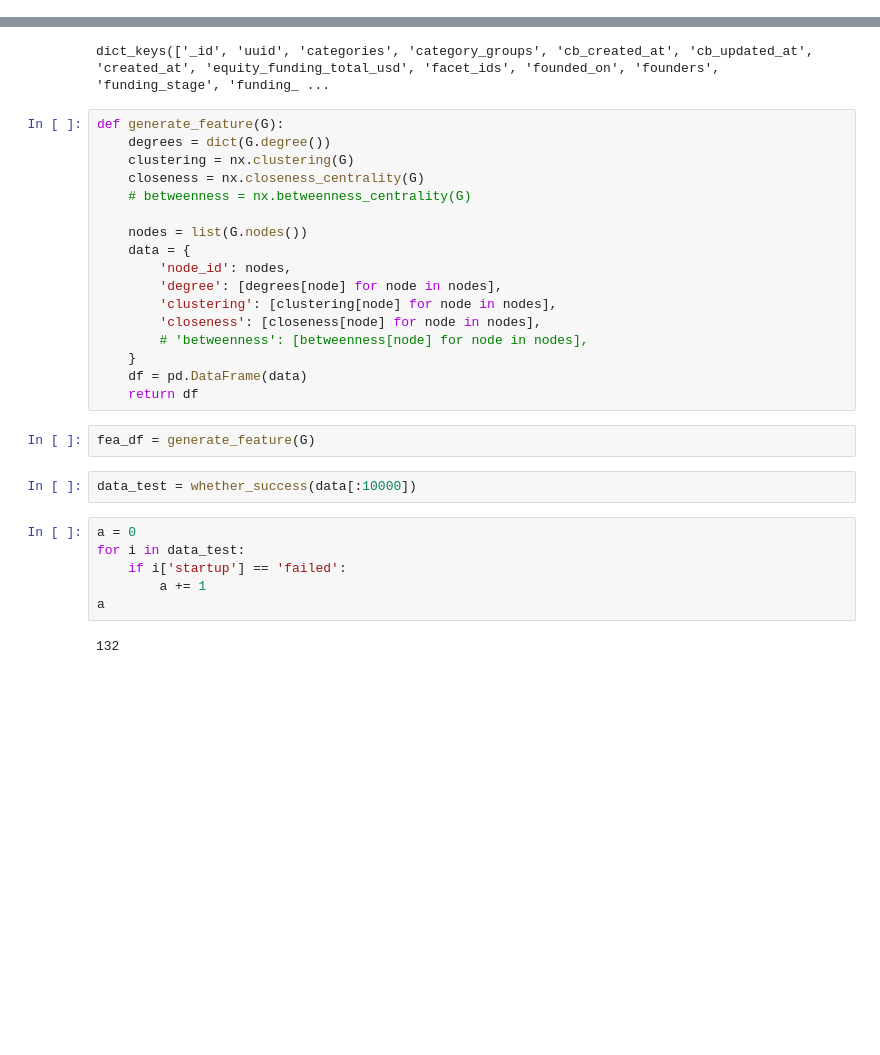
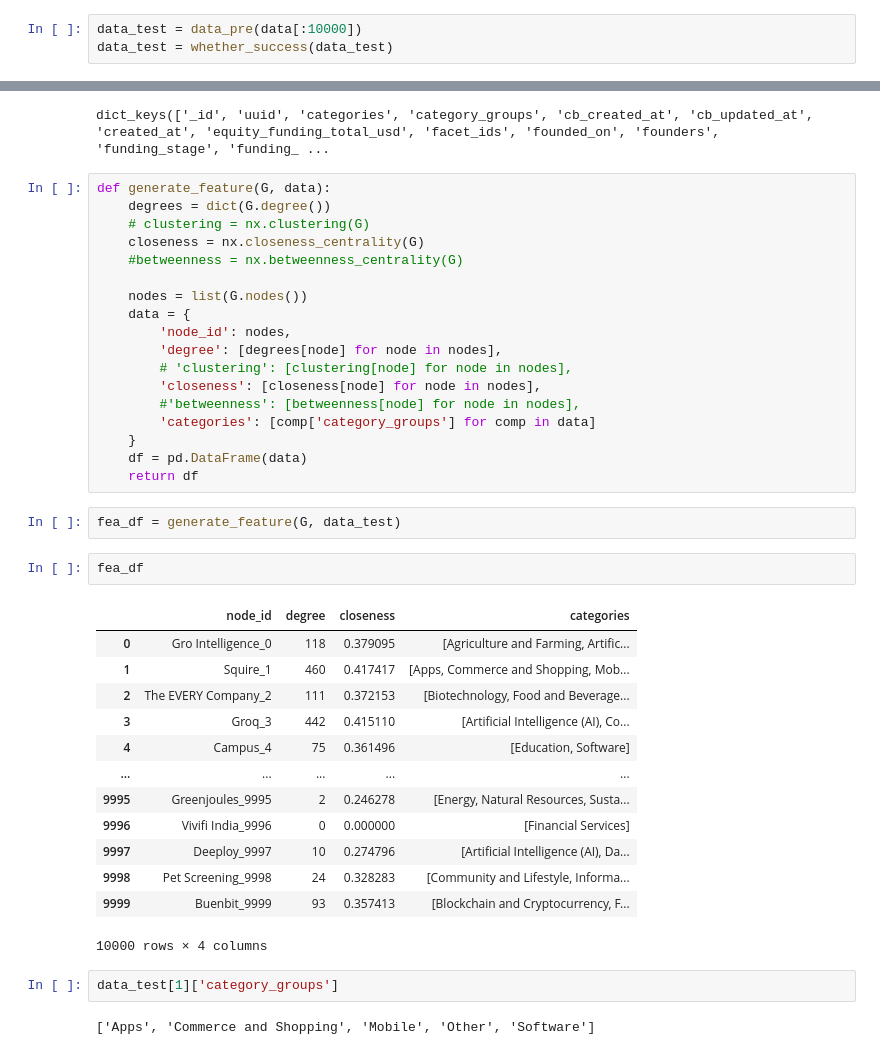
Before and after one commit to Haven397/MSc-project, a Jupyter notebook: Network.ipynb, the cells around one changed output, grey strips where cells are left out. Saved outputs shown, nothing was run; the diff lists cells and outputs as text; blank space fills up the shorter version.

```diff
--- a/Network.ipynb
+++ b/Network.ipynb
@@ -66,3 +77,6 @@ def build_nw(comps, peo):
+# %%
+data_test = data_pre(data[:10000])
+data_test = whether_success(data_test)
 # %%
 # Read data here
 comps = []
@@ -158,31 +356,42 @@ data[1].keys()
 # %% [output]
 dict_keys(['_id', 'uuid', 'categories', 'category_groups', 'cb_created_at', 'cb_updated_at', 'created_at', 'equity_funding_total_usd', 'facet_ids', 'founded_on', 'founders', 'funding_stage', 'funding_ ...
 # %%
-def generate_feature(G):
+def generate_feature(G, data):
     degrees = dict(G.degree())
-    clustering = nx.clustering(G)
+    # clustering = nx.clustering(G)
     closeness = nx.closeness_centrality(G)
-    # betweenness = nx.betweenness_centrality(G)
+    #betweenness = nx.betweenness_centrality(G)
 
     nodes = list(G.nodes())
     data = {
         'node_id': nodes,
         'degree': [degrees[node] for node in nodes],
-        'clustering': [clustering[node] for node in nodes],
+        # 'clustering': [clustering[node] for node in nodes],
         'closeness': [closeness[node] for node in nodes],
-        # 'betweenness': [betweenness[node] for node in nodes],
+        #'betweenness': [betweenness[node] for node in nodes],
+        'categories': [comp['category_groups'] for comp in data]
     }
     df = pd.DataFrame(data)
     return df
 # %%
-fea_df = generate_feature(G)
+fea_df = generate_feature(G, data_test)
-# %%
-data_test = whether_success(data[:10000])
-# %%
-a = 0
-for i in data_test:
-    if i['startup'] == 'failed':
-        a += 1
-a
-# %% [output]
-132
+# %%
+fea_df
+# %% [output]
+|  | node_id | degree | closeness | categories |
+| 0 | Gro Intelligence_0 | 118 | 0.379095 | [Agriculture and Farming, Artific... |
+| 1 | Squire_1 | 460 | 0.417417 | [Apps, Commerce and Shopping, Mob... |
+| 2 | The EVERY Company_2 | 111 | 0.372153 | [Biotechnology, Food and Beverage... |
+| 3 | Groq_3 | 442 | 0.415110 | [Artificial Intelligence (AI), Co... |
+| 4 | Campus_4 | 75 | 0.361496 | [Education, Software] |
+| ... | ... | ... | ... | ... |
+| 9995 | Greenjoules_9995 | 2 | 0.246278 | [Energy, Natural Resources, Susta... |
+| 9996 | Vivifi India_9996 | 0 | 0.000000 | [Financial Services] |
+| 9997 | Deeploy_9997 | 10 | 0.274796 | [Artificial Intelligence (AI), Da... |
+| 9998 | Pet Screening_9998 | 24 | 0.328283 | [Community and Lifestyle, Informa... |
+| 9999 | Buenbit_9999 | 93 | 0.357413 | [Blockchain and Cryptocurrency, F... |
+10000 rows × 4 columns
+# %%
+data_test[1]['category_groups']
+# %% [output]
+['Apps', 'Commerce and Shopping', 'Mobile', 'Other', 'Software']
```
Also changed, not shown: parts of 28 cells of this notebook.
